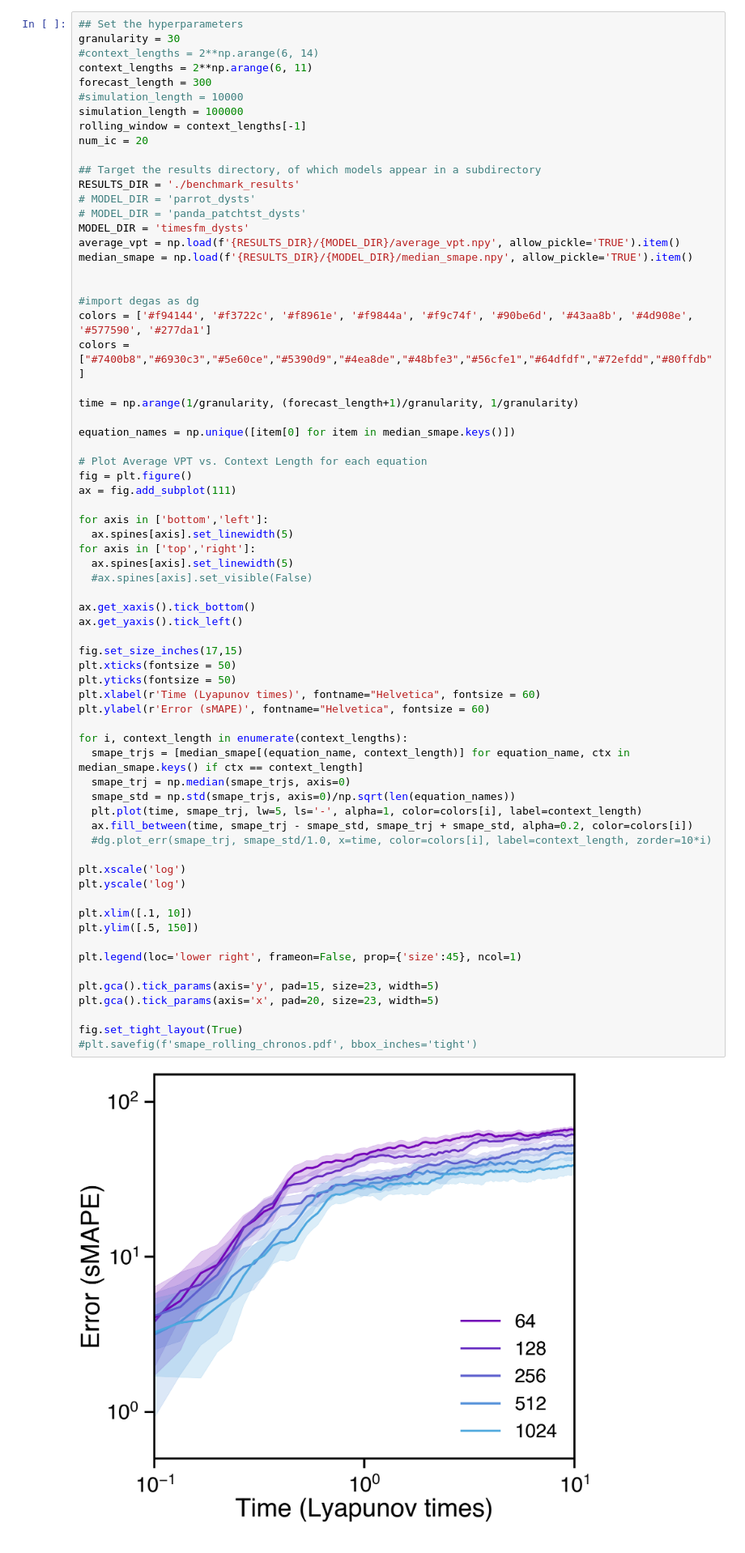
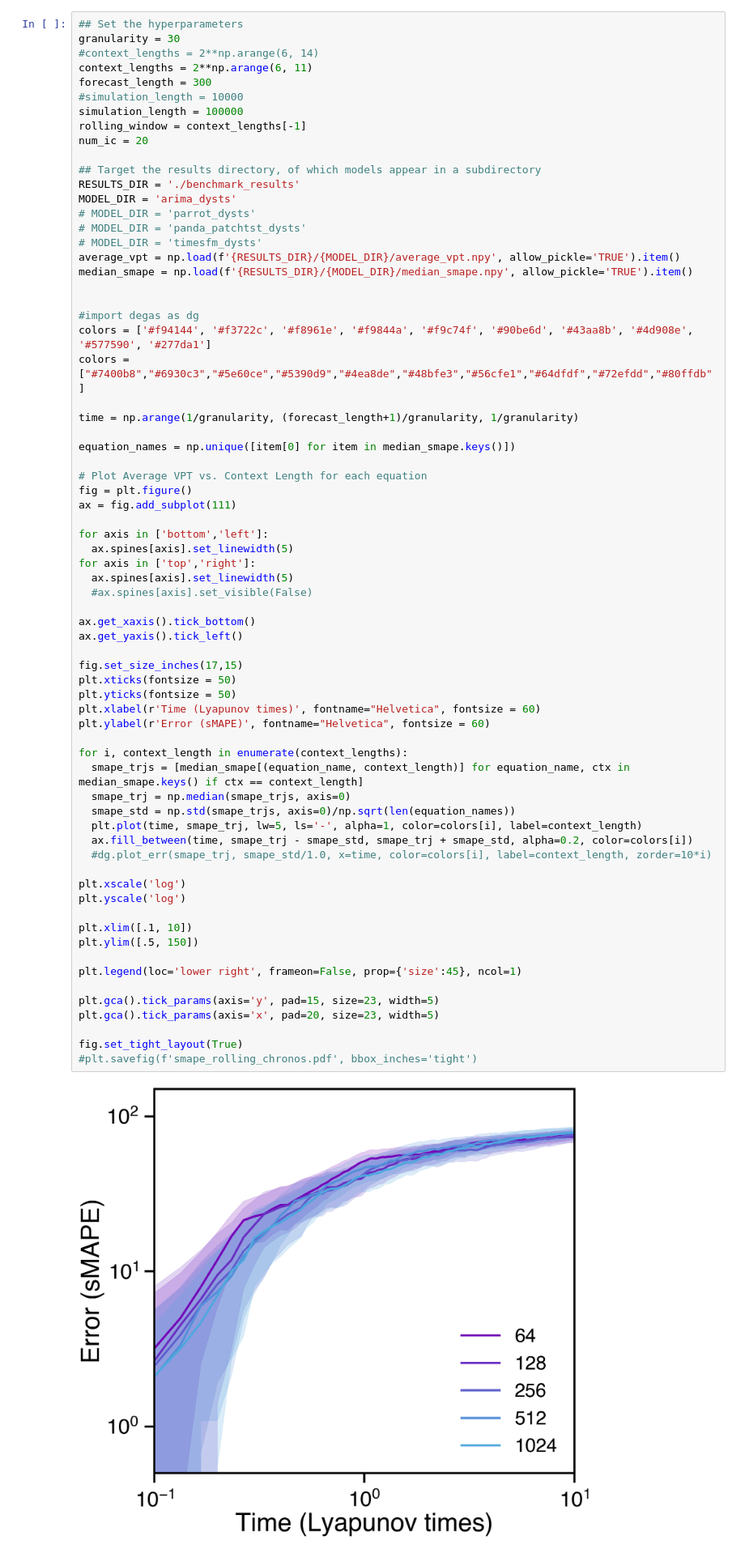
Before and after one commit to y-z-zhang/parroting, a Jupyter notebook: benchmark/benchmark_plotting.ipynb, the cells around one changed output. Shown at 81% size. Cells and saved outputs as stored; diff of their text form.

```diff
--- a/benchmark/benchmark_plotting.ipynb
+++ b/benchmark/benchmark_plotting.ipynb
@@ -23,9 +23,10 @@ num_ic = 20
 
 ## Target the results directory, of which models appear in a subdirectory
 RESULTS_DIR = './benchmark_results'
+MODEL_DIR = 'arima_dysts'
 # MODEL_DIR = 'parrot_dysts'
 # MODEL_DIR = 'panda_patchtst_dysts'
-MODEL_DIR = 'timesfm_dysts'
+# MODEL_DIR = 'timesfm_dysts'
 average_vpt = np.load(f'{RESULTS_DIR}/{MODEL_DIR}/average_vpt.npy', allow_pickle='TRUE').item()
 median_smape = np.load(f'{RESULTS_DIR}/{MODEL_DIR}/median_smape.npy', allow_pickle='TRUE').item()
 
@@ -52,34 +53,34 @@ ax.get_xaxis().tick_bottom()
 ax.get_yaxis().tick_left()
 
 fig.set_size_inches(17,15)
 plt.xticks(fontsize = 50)
 plt.yticks(fontsize = 50)
 plt.xlabel(r'Time (Lyapunov times)', fontname="Helvetica", fontsize = 60)
 plt.ylabel(r'Error (sMAPE)', fontname="Helvetica", fontsize = 60)
 
 for i, context_length in enumerate(context_lengths):
   smape_trjs = [median_smape[(equation_name, context_length)] for equation_name, ctx in median_smape.keys() if ctx == context_length]
   smape_trj = np.median(smape_trjs, axis=0)
   smape_std = np.std(smape_trjs, axis=0)/np.sqrt(len(equation_names))
   plt.plot(time, smape_trj, lw=5, ls='-', alpha=1, color=colors[i], label=context_length)
   ax.fill_between(time, smape_trj - smape_std, smape_trj + smape_std, alpha=0.2, color=colors[i])
   #dg.plot_err(smape_trj, smape_std/1.0, x=time, color=colors[i], label=context_length, zorder=10*i)
 
 plt.xscale('log')
 plt.yscale('log')
 
 plt.xlim([.1, 10])
 plt.ylim([.5, 150])
 
 plt.legend(loc='lower right', frameon=False, prop={'size':45}, ncol=1)
 
 plt.gca().tick_params(axis='y', pad=15, size=23, width=5)
 plt.gca().tick_params(axis='x', pad=20, size=23, width=5)
 
 fig.set_tight_layout(True)
 #plt.savefig(f'smape_rolling_chronos.pdf', bbox_inches='tight')
 # %% [output]
-[figure, old version]
+[figure, new version]
 # %%
 #import degas as dg
 colors = ['#f94144', '#f3722c', '#f8961e', '#f9844a', '#f9c74f', '#90be6d', '#43aa8b', '#4d908e', '#577590', '#277da1']
```
Also changed, not shown: 18 other files.
